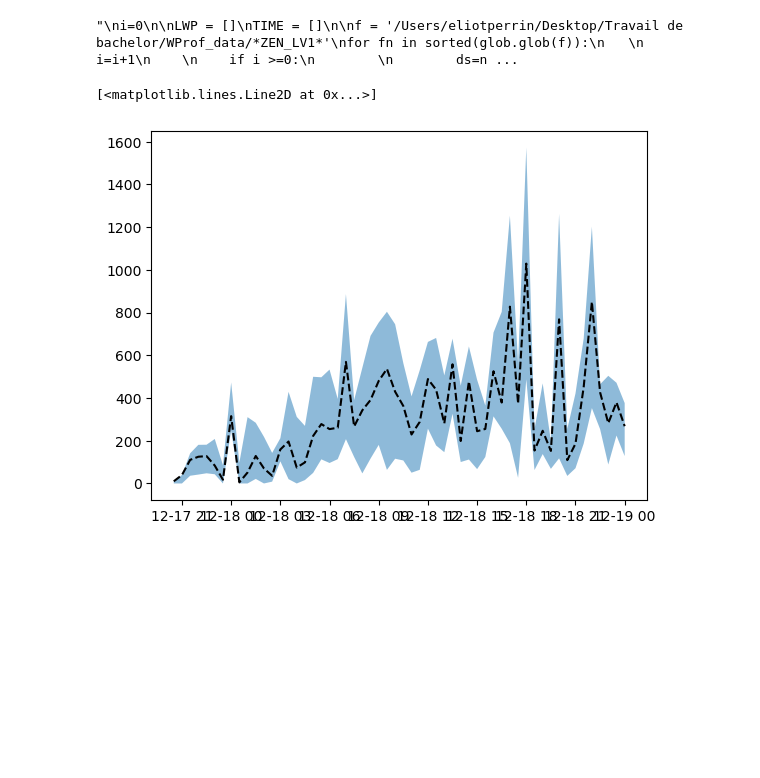
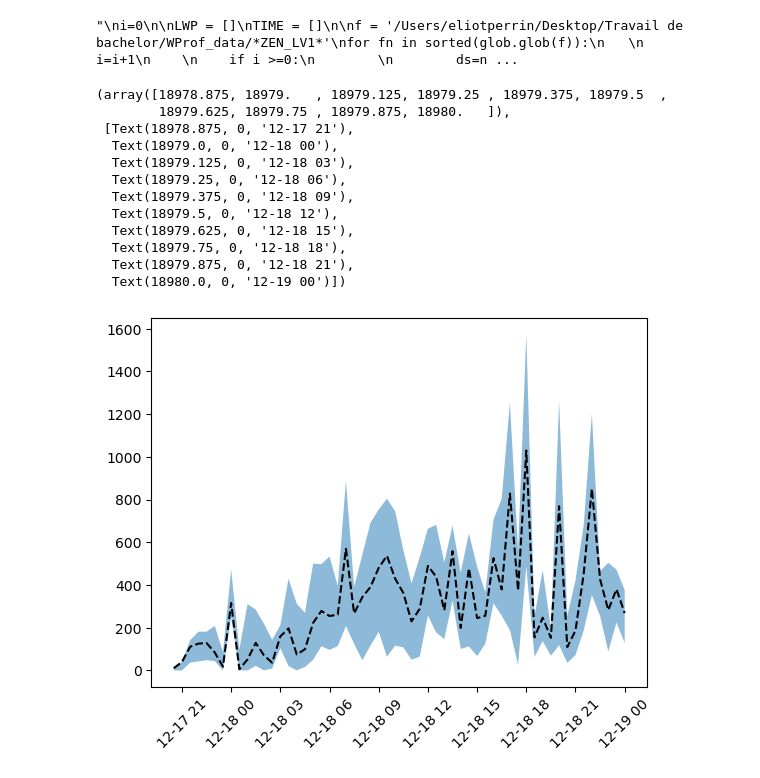
Before and after one commit to eliotperrin/Mixed-phase-cloud-with-CR-SIM, a Jupyter notebook: grid.ipynb, the cells around one changed output. Drawn from its saved outputs; the diff is of its cells as text; code cells hidden in the pictures; blank space fills up the shorter version.

```diff
--- a/grid.ipynb
+++ b/grid.ipynb
@@ -167,32 +167,44 @@ im8 = axs[2,2].plot(wrf_time[spin_up:end],lwpCNT_list[8],color='black', linewidt
 
 fig.autofmt_xdate()
 
 axs[0,0].xaxis.set_ticks(wrf_time[::10])
 axs[0,1].xaxis.set_ticks(wrf_time[::10])
 axs[0,2].xaxis.set_ticks(wrf_time[::10])
 axs[1,0].xaxis.set_ticks(wrf_time[::10])
 axs[1,1].xaxis.set_ticks(wrf_time[::10])
 axs[1,2].xaxis.set_ticks(wrf_time[::10])
 axs[2,0].xaxis.set_ticks(wrf_time[::10])
 axs[2,1].xaxis.set_ticks(wrf_time[::10])
 axs[2,2].xaxis.set_ticks(wrf_time[::10])
 
 for ax in axs.flatten():
     ax.set_xlim(wrf_time[spin_up], wrf_time[end-1])
 
 for i in range(len(lwpCNT_list)):
     plt.plot(wrf_time[spin_up:end], lwpCNT_list[i])
 
 '''
 # prendre min et max
 
 lwpCNT_arr = np.array(lwpCNT_list)
 
 y_min = np.min(lwpCNT_arr, axis=0)
 y_max = np.max(lwpCNT_arr, axis=0)
 
 plt.fill_between(wrf_time[spin_up:end], y_min, y_max ,alpha= 0.5)
 plt.plot(wrf_time[spin_up:end],lwpCNT_list[0], 'k--')
+plt.xticks(rotation=45)
 # %% [output]
-[<matplotlib.lines.Line2D at 0x...>]
+(array([18978.875, 18979.   , 18979.125, 18979.25 , 18979.375, 18979.5  ,
+        18979.625, 18979.75 , 18979.875, 18980.   ]),
+ [Text(18978.875, 0, '12-17 21'),
+  Text(18979.0, 0, '12-18 00'),
+  Text(18979.125, 0, '12-18 03'),
+  Text(18979.25, 0, '12-18 06'),
+  Text(18979.375, 0, '12-18 09'),
+  Text(18979.5, 0, '12-18 12'),
+  Text(18979.625, 0, '12-18 15'),
+  Text(18979.75, 0, '12-18 18'),
+  Text(18979.875, 0, '12-18 21'),
+  Text(18980.0, 0, '12-19 00')])
-[figure, old version]
+[figure, new version]
```
Also changed, not shown: 1 other file.
